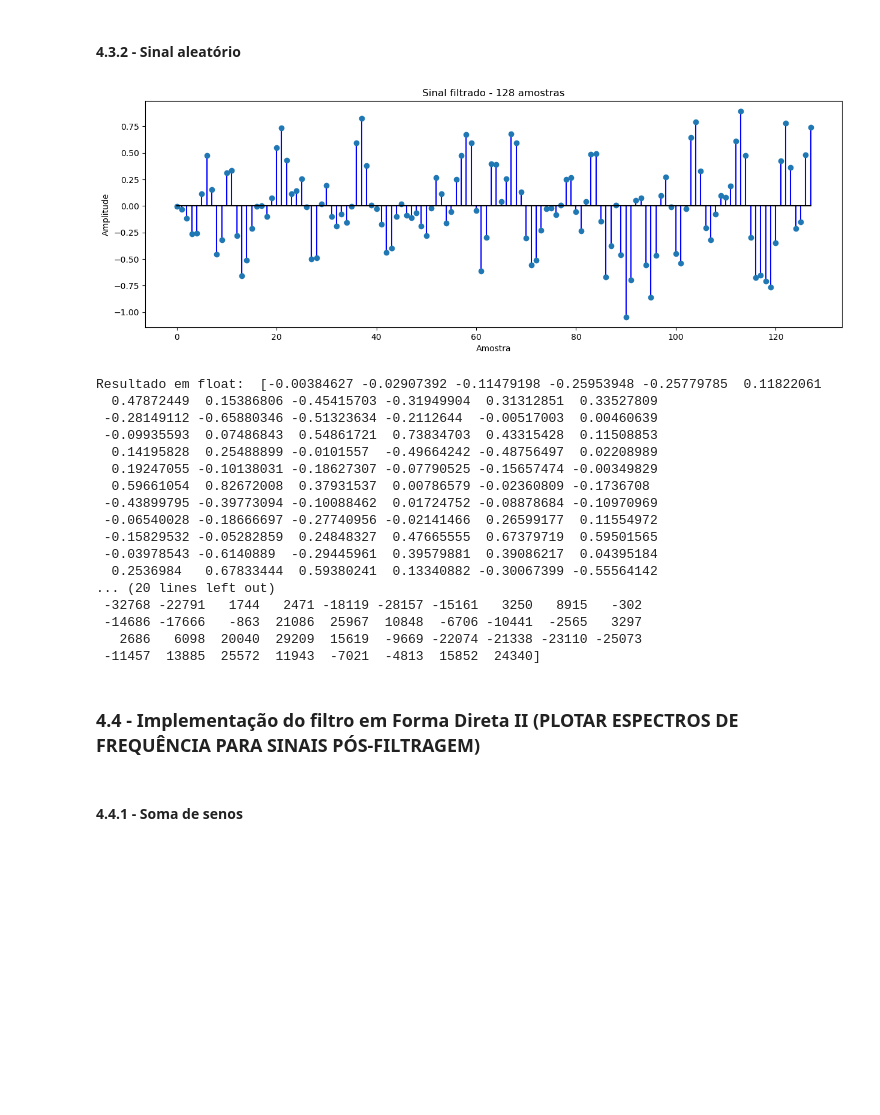
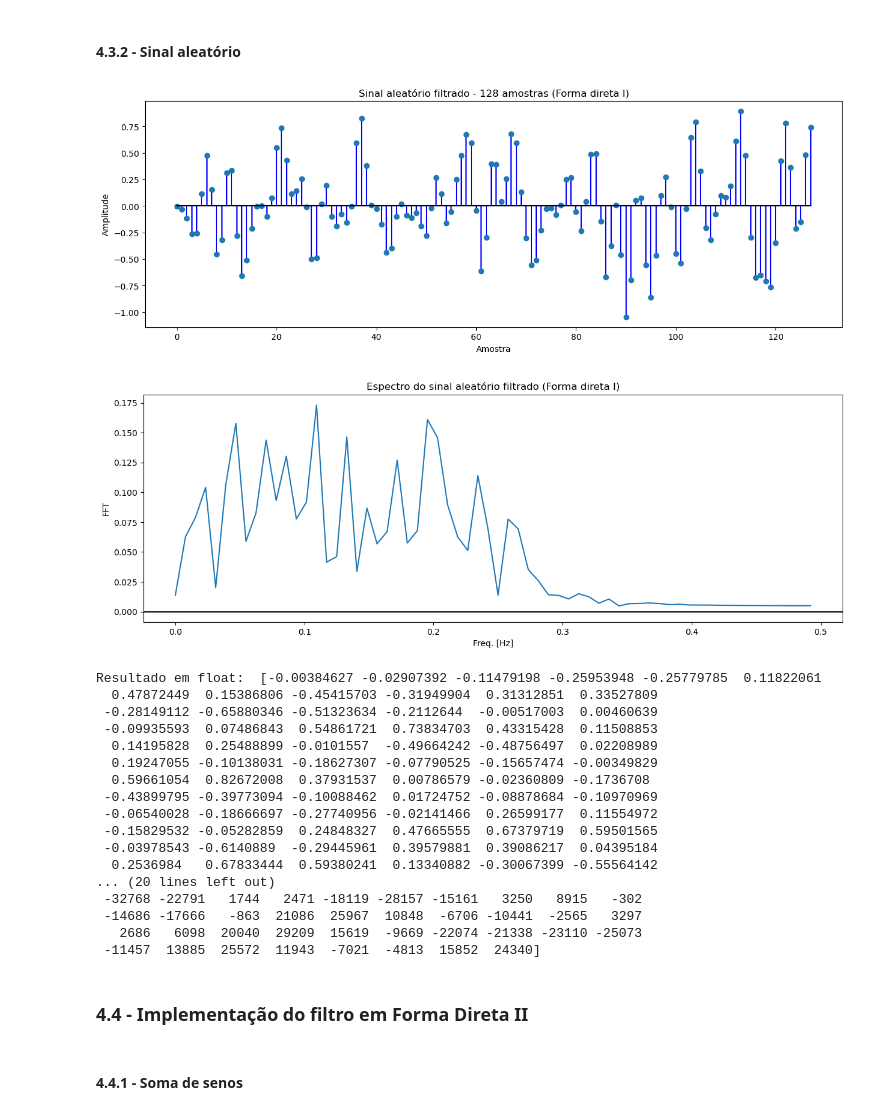
Before and after one commit to LabIII2021-2/Trabalho1, a Jupyter notebook: Python/Filtro_IIR.ipynb, the cells around one changed output. Saved outputs shown, nothing was run; the diff lists cells and outputs as text; code cells hidden in the pictures; blank space fills up the shorter version.

```diff
--- a/Python/Filtro_IIR.ipynb
+++ b/Python/Filtro_IIR.ipynb
@@ -371,12 +387,14 @@ Resultado em float:  [ 1.28206675e-02  8.44323189e-02  2.46490127e-01  4.2210653
 #### 4.3.2 - Sinal aleatório
 # %%
 y_random = butterworthIIRTypeI(random_samples, num, den)
-plotarAmostras(y_random, "Sinal filtrado - 128 amostras")
+plotarAmostras(y_random, "Sinal aleatório filtrado - 128 amostras (Forma direta I)")
+plotarSinalFreq(y_random, 128, 1, "Espectro do sinal aleatório filtrado (Forma direta I)")
 print("Resultado em float: ", y_random)
 print()
 print("Resultado em Q15: ", float_to_q15(y_random))
 # %% [output]
-[figure, old version]
+[figure, new version]
+[figure, added]
 Resultado em float:  [-0.00384627 -0.02907392 -0.11479198 -0.25953948 -0.25779785  0.11822061
   0.47872449  0.15386806 -0.45415703 -0.31949904  0.31312851  0.33527809
  -0.28149112 -0.65880346 -0.51323634 -0.2112644  -0.00517003  0.00460639
@@ -395,7 +413,7 @@ Resultado em float:  [-0.00384627 -0.02907392 -0.11479198 -0.25953948 -0.2577978
    2686   6098  20040  29209  15619  -9669 -22074 -21338 -23110 -25073
  -11457  13885  25572  11943  -7021  -4813  15852  24340]
 # %% [markdown]
-### 4.4 - Implementação do filtro em Forma Direta II **(PLOTAR ESPECTROS DE FREQUÊNCIA PARA SINAIS PÓS-FILTRAGEM)**
+### 4.4 - Implementação do filtro em Forma Direta II
 # %%
 def butterworthIIRTypeII(x, b, a):
     def x_at(n):
```
Also changed, not shown: parts of 18 cells of this notebook.
